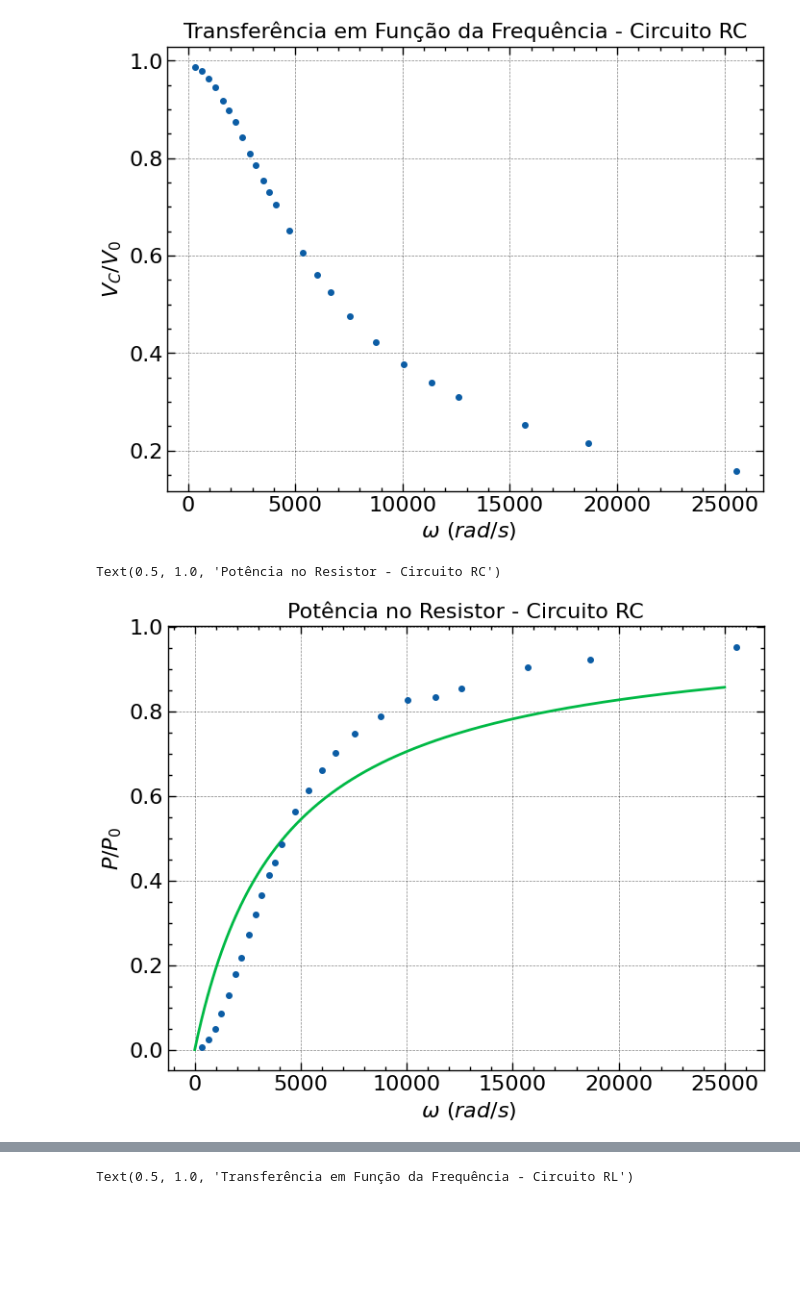
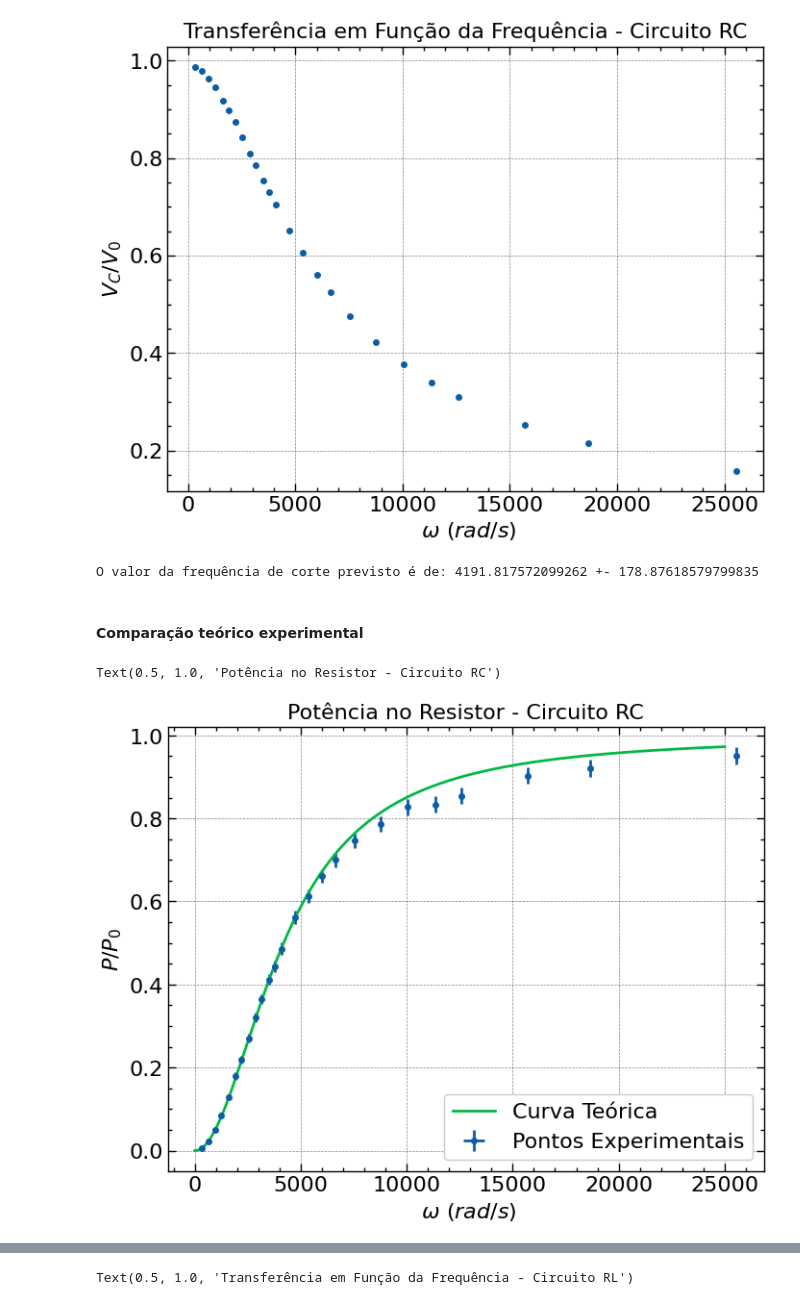
Before and after one commit to matncb/laboratorio-fisica3, a Jupyter notebook: Circuitos-ac/filtros.ipynb, the cells around one changed output, grey strips where cells are left out. Saved outputs shown, nothing was run; the diff lists cells and outputs as text; code cells hidden in the pictures; blank space fills up the shorter version.

```diff
--- a/Circuitos-ac/filtros.ipynb
+++ b/Circuitos-ac/filtros.ipynb
@@ -50,6 +54,6 @@ O valor da frequência de corte previsto é de: 4191.817572099262 +- 178.8761857
 # %%
 #teoria
 omega_t = np.linspace(0.1, 25000, 1000)
-T_R = 1/np.sqrt(1 + (omega_0_previsto/omega_t))
-P_R_t = T_R**2
+T_t = 1/np.sqrt(1 + (omega_0_previsto/omega_t)**2)
+P_R_t = T_t**2
 # %%
@@ -70,24 +76,26 @@ plt.title("Transferência em Função da Frequência - Circuito RC")
 # %% [output]
 Text(0.5, 1.0, 'Transferência em Função da Frequência - Circuito RC')
 [figure]
+# %%
+print(f"O valor da frequência de corte previsto é de: {omega_0_previsto} +- {omega_0_previsto_err}")
+# %% [output]
+O valor da frequência de corte previsto é de: 4191.817572099262 +- 178.87618579799835
+# %% [markdown]
+#### Comparação teórico experimental
 # %%
 # Potência dissipada e frequencia de corte
+#Análise do quadrado da transmissão, equivalente
 
-P = V_R**2/R
-P_err = 2*V_R*V_R_err/R + V_R**2/(R**2) * R_err
-
-P_0 = V_0**2/R
-P_0_err  = 2*V_0*V_0_err/R + V_0**2/(R**2) * R_err
-
-P_normal = P/P_0
-P_normal_err = P_err/P_0 + P/(P_0**2) * P_0_err
+P_normal = (V_R/V_0)**2
+P_normal_err = 2*(V_R/V_0)*(V_R_err + V_R/(V_0**2)* V_0_err)
 # %%
-plt.errorbar(2*np.pi*f[:-6], P_normal[:-6], xerr=2*np.pi*f_err[-6], yerr= P_normal_err[:-6], marker = 'o',ms = 4, ls = '')
-plt.plot(omega_t,P_R_t)
+plt.errorbar(2*np.pi*f[:-6], P_normal[:-6], xerr=2*np.pi*f_err[-6], yerr= P_normal_err[:-6], marker = 'o',ms = 4, ls = '', label = 'Pontos Experimentais')
+plt.plot(omega_t,P_R_t, label = 'Curva Teórica')
 
 plt.xlabel(r"$\ \omega \ (rad/s)$")
 plt.ylabel(r"$P/P_0$")
+plt.legend()
 plt.title("Potência no Resistor - Circuito RC")
 # %% [output]
 Text(0.5, 1.0, 'Potência no Resistor - Circuito RC')
-[figure, old version]
+[figure, new version]
```
Also changed, not shown: parts of 14 cells of this notebook, 1 other file.
